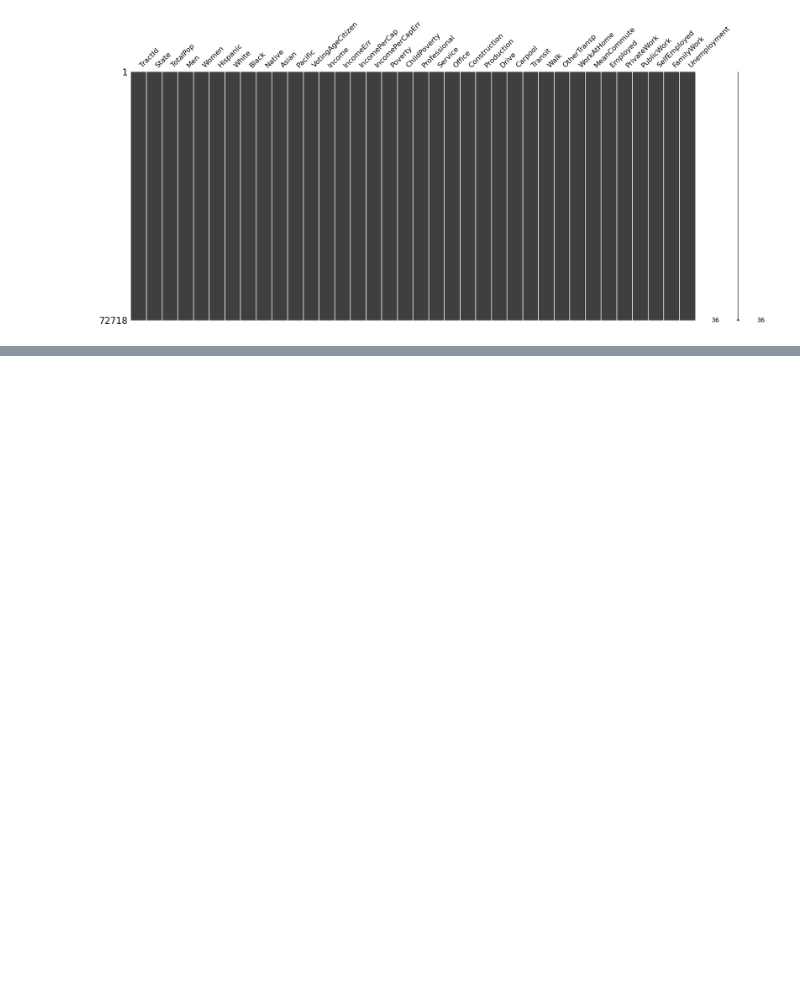
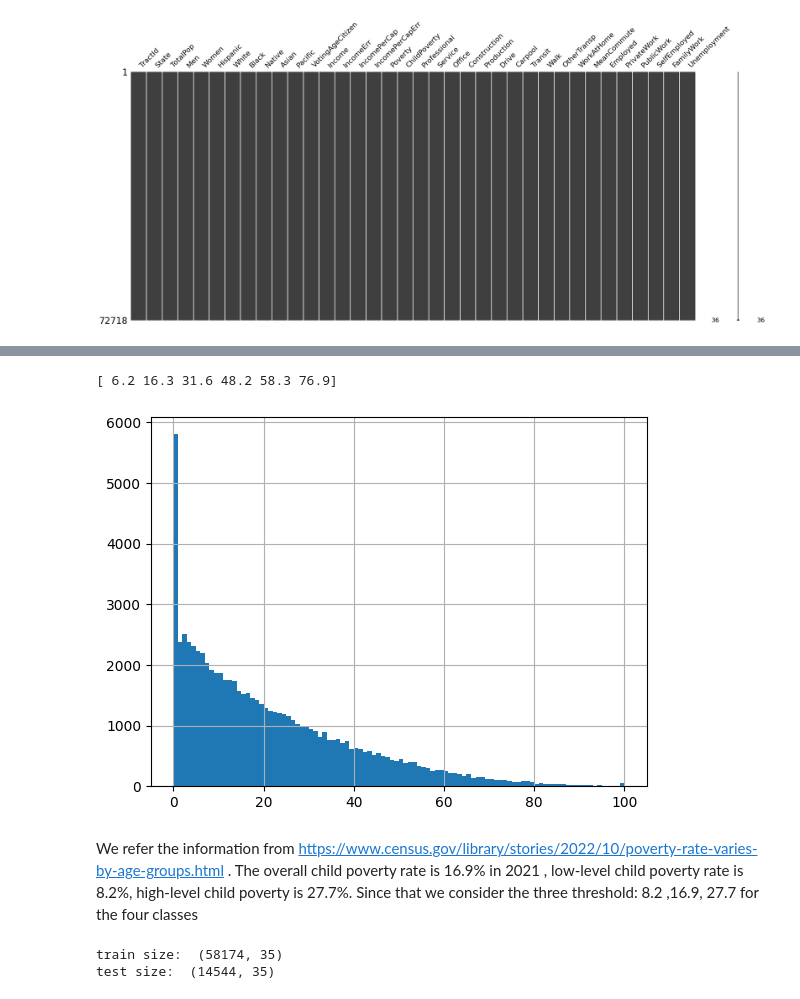
Before and after one commit to wayne-xyz/CS7324As, a Jupyter notebook: Lab4/LabFour.ipynb, the cells around one changed output, grey strips where cells are left out. Drawn from its saved outputs; the diff is of its cells as text; code cells hidden in the pictures; blank space fills up the shorter version.

```diff
--- a/Lab4/LabFour.ipynb
+++ b/Lab4/LabFour.ipynb
@@ -78,3 +80,8 @@ array(['Alabama', 'Alaska', 'Arizona', 'Arkansas', 'California',
        'Texas', 'Utah', 'Vermont', 'Virginia', 'Washington',
        'West Virginia', 'Wisconsin', 'Wyoming', 'Puerto Rico'],
       dtype=object)
+# %%
+from sklearn.preprocessing import LabelEncoder
+le = LabelEncoder()
+df["State"] = le.fit_transform(df["State"])
+df["State"].unique()
@@ -121,0 +159,22 @@ msno.matrix(df)
+# %%
+ax=df["ChildPoverty"].hist(bins=100)
+print(np.percentile(df["ChildPoverty"],[25,50,75,90,95,99]))
+# %% [output]
+[ 6.2 16.3 31.6 48.2 58.3 76.9]
+[figure, added]
+# %% [markdown]
+We refer the information from https://www.census.gov/library/stories/2022/10/poverty-rate-varies-by-age-groups.html . The overall child poverty rate is 16.9% in 2021 , low-level child poverty rate is 8.2%, high-level child poverty is 27.7%. Since that we consider the three threshold: 8.2 ,16.9, 27.7 for the four classes
+# %%
+# cut the childpoverty into 4 quantiles ( 8.2 ,16.9, 27.7 )
+from sklearn.model_selection import train_test_split
+target_name="ChildPoverty"
+
+y=df[target_name]
+y=pd.cut(y,bins=[-1,8.2,16.9,27.7,100],labels=[0,1,2,3])
+X=df.drop(["ChildPoverty"],axis=1)
+X_train,X_test,y_train,y_test=train_test_split(X,y,test_size=0.2,random_state=42)
+print("train size: ",X_train.shape)
+print("test size: ",X_test.shape)
+# %% [output]
+train size:  (58174, 35)
+test size:  (14544, 35)
```
Also changed, not shown: parts of 20 cells of this notebook.
